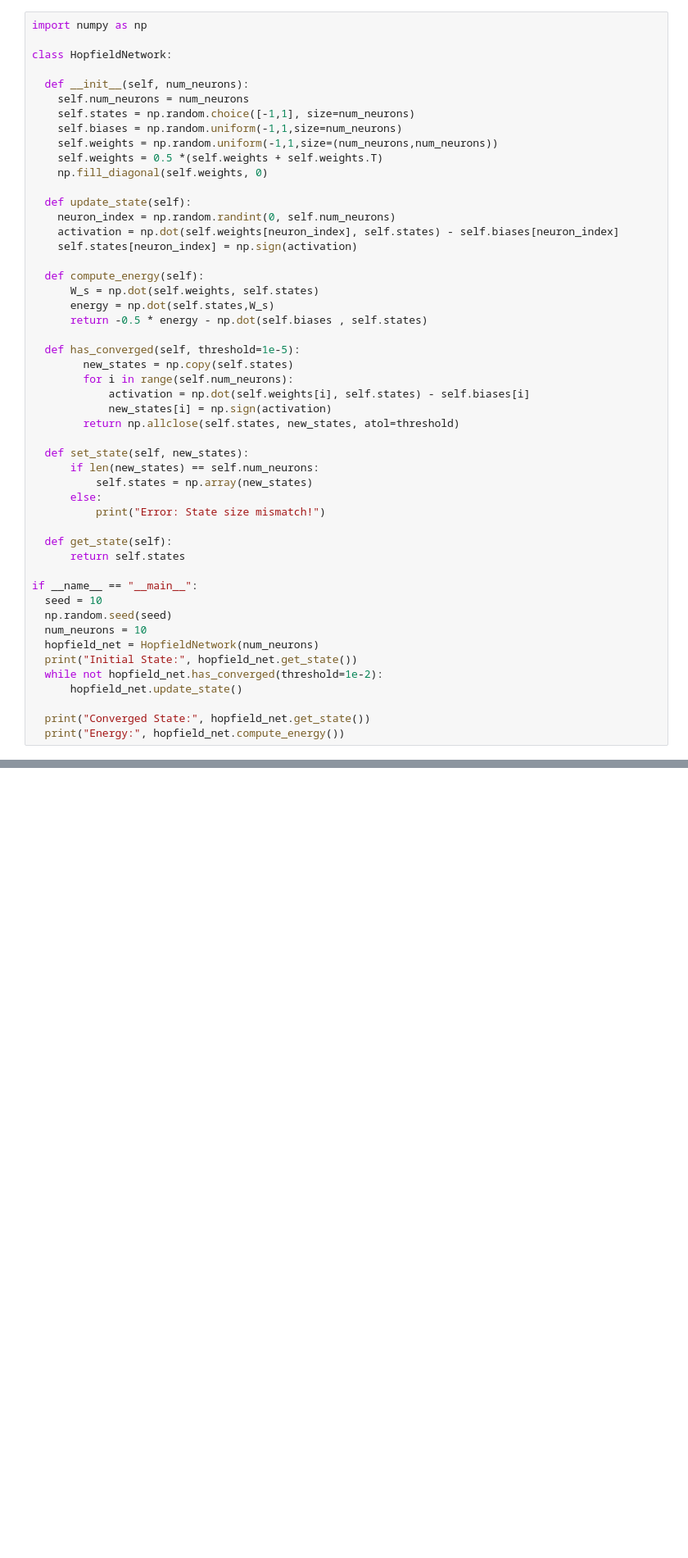
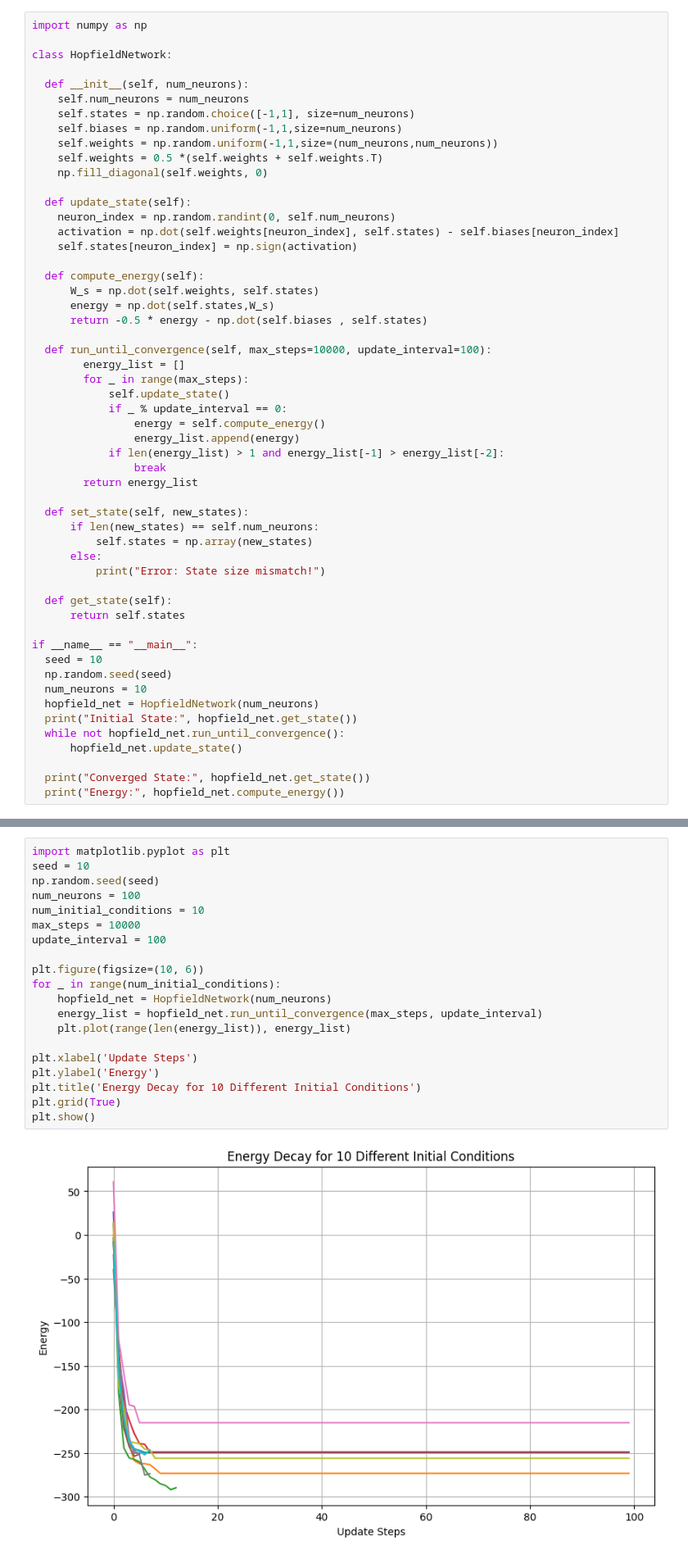
Before and after one commit to halilbayndir/ML_Physics, a Jupyter notebook: Hopfield_Network.ipynb, the cells around one changed output, grey strips where cells are left out. Shown: that part at 82% size. Saved outputs shown, nothing was run; the diff lists cells and outputs as text; blank space fills up the shorter version.

```diff
--- a/Hopfield_Network.ipynb
+++ b/Hopfield_Network.ipynb
@@ -21,12 +21,16 @@ class HopfieldNetwork:
       energy = np.dot(self.states,W_s)
       return -0.5 * energy - np.dot(self.biases , self.states)
 
-  def has_converged(self, threshold=1e-5):
-        new_states = np.copy(self.states)
-        for i in range(self.num_neurons):
-            activation = np.dot(self.weights[i], self.states) - self.biases[i]
-            new_states[i] = np.sign(activation)
-        return np.allclose(self.states, new_states, atol=threshold)
+  def run_until_convergence(self, max_steps=10000, update_interval=100):
+        energy_list = []
+        for _ in range(max_steps):
+            self.update_state()
+            if _ % update_interval == 0:
+                energy = self.compute_energy()
+                energy_list.append(energy)
+            if len(energy_list) > 1 and energy_list[-1] > energy_list[-2]:
+                break
+        return energy_list
 
   def set_state(self, new_states):
       if len(new_states) == self.num_neurons:
@@ -43,7 +47,7 @@ if __name__ == "__main__":
   num_neurons = 10
   hopfield_net = HopfieldNetwork(num_neurons)
   print("Initial State:", hopfield_net.get_state())
-  while not hopfield_net.has_converged(threshold=1e-2):
+  while not hopfield_net.run_until_convergence():
       hopfield_net.update_state()
 
   print("Converged State:", hopfield_net.get_state())
@@ -86,0 +61,22 @@ plt.show()
+# %%
+import matplotlib.pyplot as plt
+seed = 10
+np.random.seed(seed)
+num_neurons = 100
+num_initial_conditions = 10
+max_steps = 10000
+update_interval = 100
+
+plt.figure(figsize=(10, 6))
+for _ in range(num_initial_conditions):
+    hopfield_net = HopfieldNetwork(num_neurons)
+    energy_list = hopfield_net.run_until_convergence(max_steps, update_interval)
+    plt.plot(range(len(energy_list)), energy_list)
+
+plt.xlabel('Update Steps')
+plt.ylabel('Energy')
+plt.title('Energy Decay for 10 Different Initial Conditions')
+plt.grid(True)
+plt.show()
+# %% [output]
+[figure, added]
```
Also changed, not shown: parts of 10 cells of this notebook.
